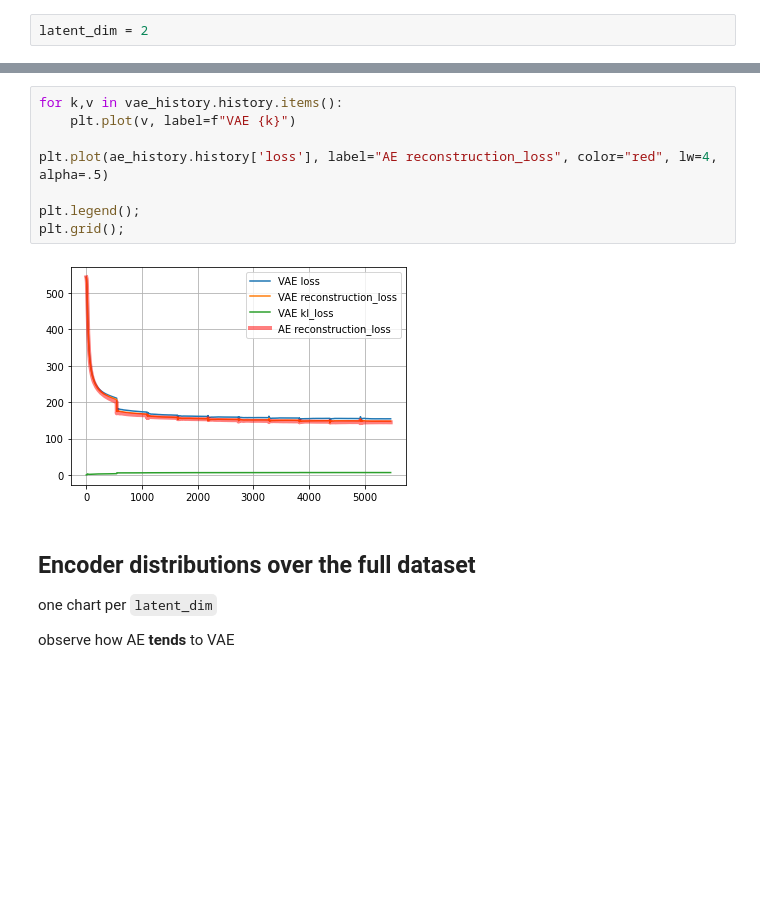
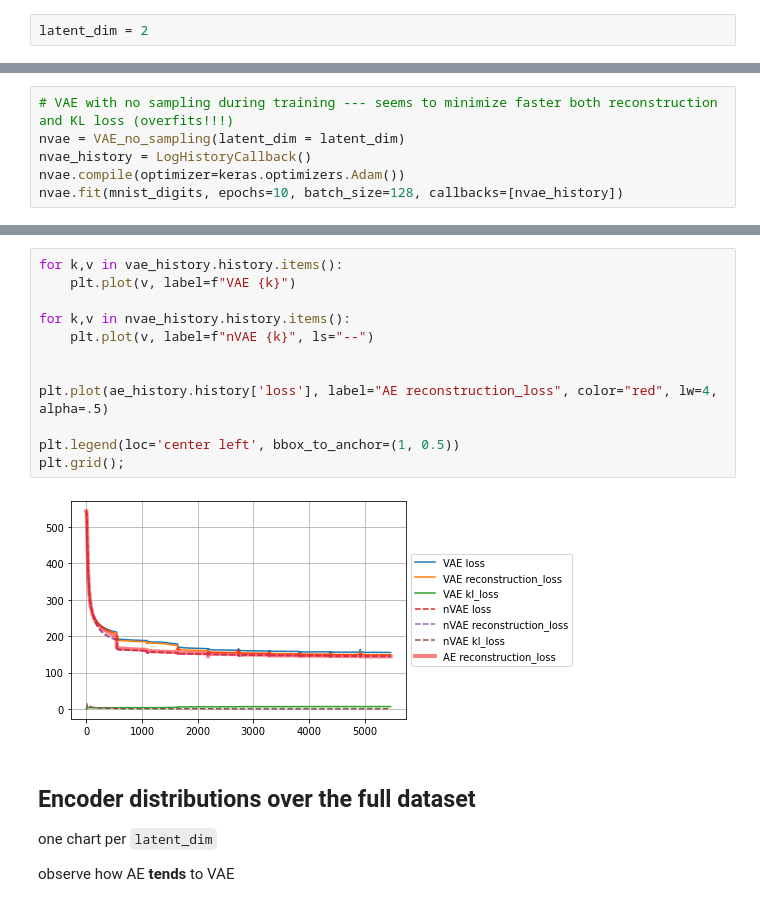
Before and after one commit to rramosp/ppdl, a Jupyter notebook: video-production/src/scripts/variational_inference_intro/AE vs VAE.ipynb, the cells around one changed output, grey strips where cells are left out. Drawn from its saved outputs; the diff is of its cells as text; blank space fills up the shorter version.

```diff
--- a/video-production/src/scripts/variational_inference_intro/AE vs VAE.ipynb
+++ b/video-production/src/scripts/variational_inference_intro/AE vs VAE.ipynb
@@ -254 +283,7 @@ Epoch 10/10
 <keras.callbacks.History at 0x...>
+# %%
+# VAE with no sampling during training --- seems to minimize faster both reconstruction and KL loss (overfits!!!)
+nvae = VAE_no_sampling(latent_dim = latent_dim)
+nvae_history = LogHistoryCallback()
+nvae.compile(optimizer=keras.optimizers.Adam())
+nvae.fit(mnist_digits, epochs=10, batch_size=128, callbacks=[nvae_history])
@@ -255,13 +312,17 @@ Epoch 10/10
 # %%
 for k,v in vae_history.history.items():
     plt.plot(v, label=f"VAE {k}")
 
+for k,v in nvae_history.history.items():
+    plt.plot(v, label=f"nVAE {k}", ls="--")
+
+
 plt.plot(ae_history.history['loss'], label="AE reconstruction_loss", color="red", lw=4, alpha=.5)
 
-plt.legend();
+plt.legend(loc='center left', bbox_to_anchor=(1, 0.5))
 plt.grid();
 # %% [output]
-[figure, old version]
+[figure, new version]
 # %% [markdown]
 ## Encoder distributions over the full dataset
 
```
Also changed, not shown: parts of 19 cells of this notebook.
